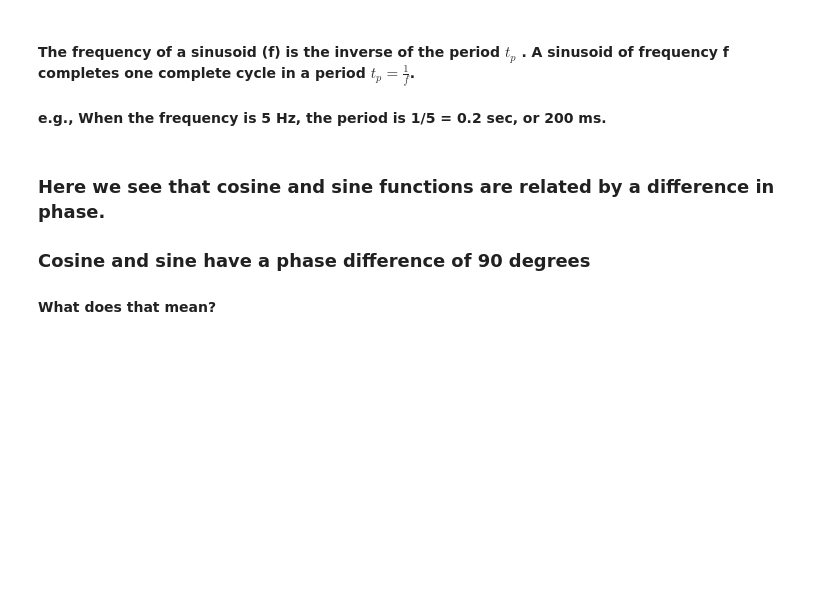
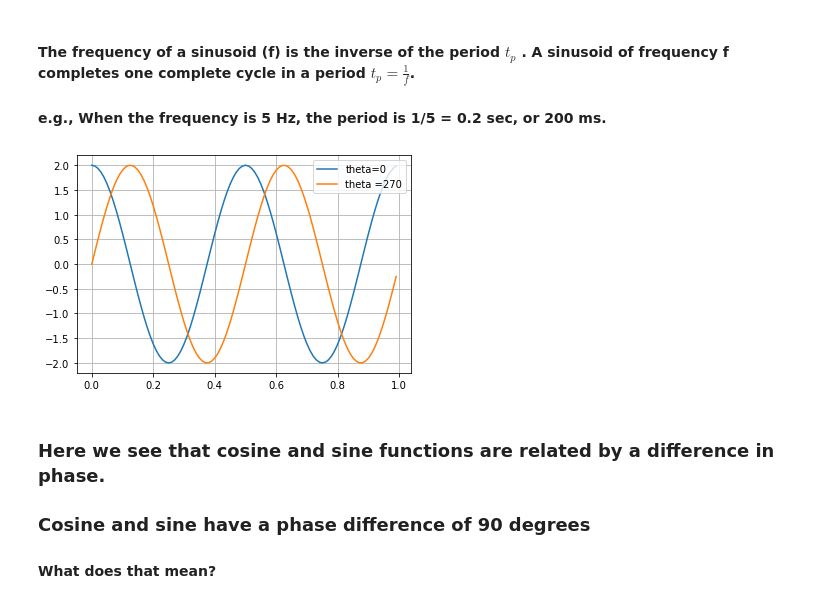
Before and after one commit to zsawdai/COGS108, a Jupyter notebook: Lectures/Fourier.ipynb, the cells around one changed output. Saved outputs shown, nothing was run; the diff lists cells and outputs as text; code cells hidden in the pictures; blank space fills up the shorter version.

```diff
--- a/Lectures/Fourier.ipynb
+++ b/Lectures/Fourier.ipynb
@@ -76,19 +82,21 @@ plt.show()
 
 #### e.g., When the frequency is 5 Hz, the period is 1/5 = 0.2 sec, or 200 ms.
 # %%
-testp = 90 #phase to be tested.
+testp = 270#phase to be tested.
 tsamplingrate = 100 # this is the rate at which the signal is sampled.
 ts = 1/samplingrate #  this is the interval in time between samples.
 t = np.arange(0,1,ts) #this is the time time vector with 1 value of time for each sample.
 #manipulate phase (theta)
 es = dict()
 es[1] = sinusoid(2,t,A=2,theta = 0)
 plt.plot(t,es[1])
 es[2] = sinusoid(2,t,A=2,theta = testp)
 plt.plot(t,es[2])
 plt.legend(('theta=0','theta ='+str(testp)))
 plt.grid(True)
 plt.show()
+# %% [output]
+[figure, added]
 # %% [markdown]
 ### Here we see that cosine and sine functions are related by a difference in phase.
 
```
Also changed, not shown: parts of 18 cells of this notebook.
